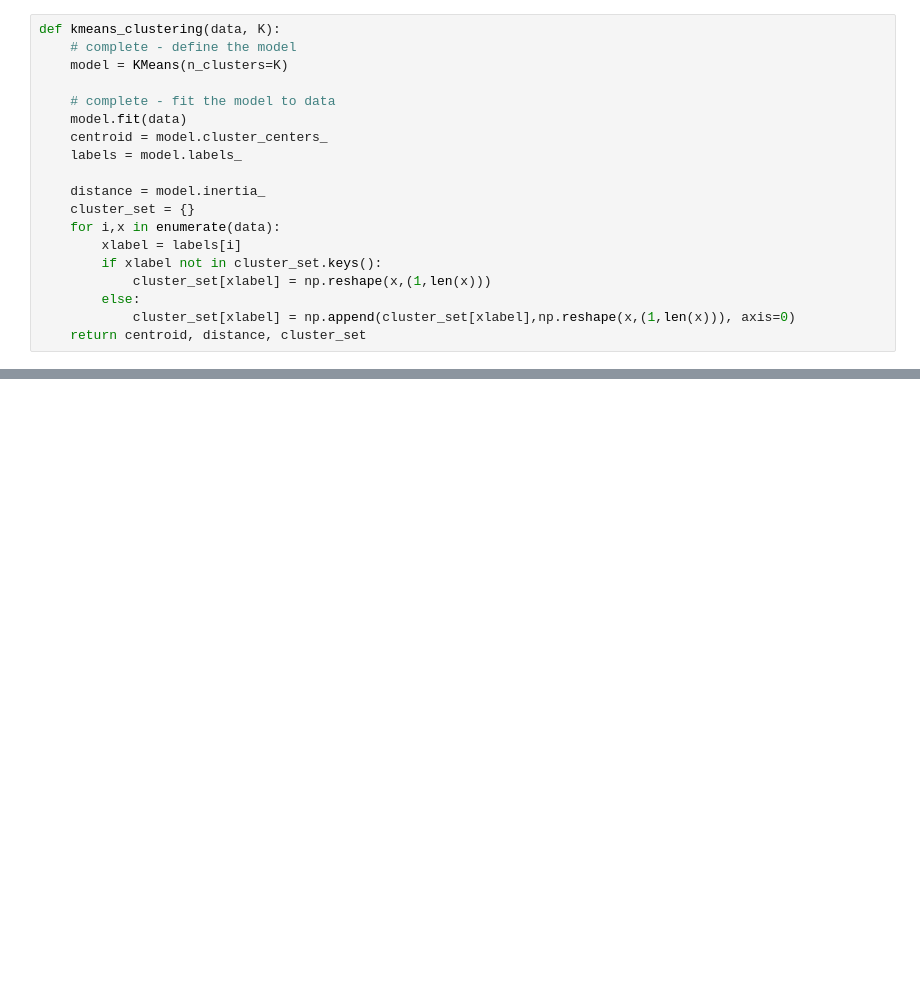
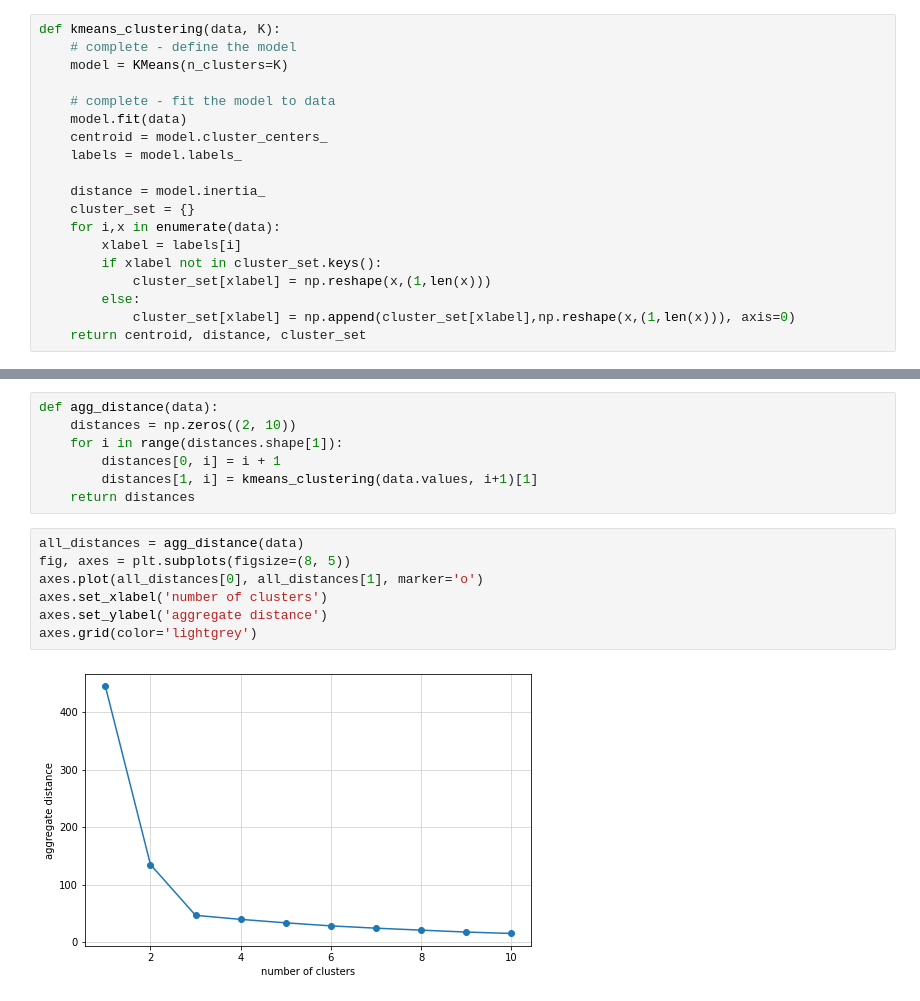
Before and after one commit to animaviridis/dmv-practicals, a Jupyter notebook: colab/p12/K-means - exercise.ipynb, the cells around one changed output, grey strips where cells are left out. Cells and saved outputs as stored; diff of their text form; blank space fills up the shorter version.

```diff
--- a/colab/p12/K-means - exercise.ipynb
+++ b/colab/p12/K-means - exercise.ipynb
@@ -136,0 +122,16 @@ Text(0, 0.5, 'aggregate distance')
+# %%
+def agg_distance(data):
+    distances = np.zeros((2, 10))
+    for i in range(distances.shape[1]):
+        distances[0, i] = i + 1
+        distances[1, i] = kmeans_clustering(data.values, i+1)[1]
+    return distances
+# %%
+all_distances = agg_distance(data)
+fig, axes = plt.subplots(figsize=(8, 5))
+axes.plot(all_distances[0], all_distances[1], marker='o')
+axes.set_xlabel('number of clusters')
+axes.set_ylabel('aggregate distance')
+axes.grid(color='lightgrey')
+# %% [output]
+[figure, added]
```
Also changed, not shown: parts of 9 cells of this notebook.
